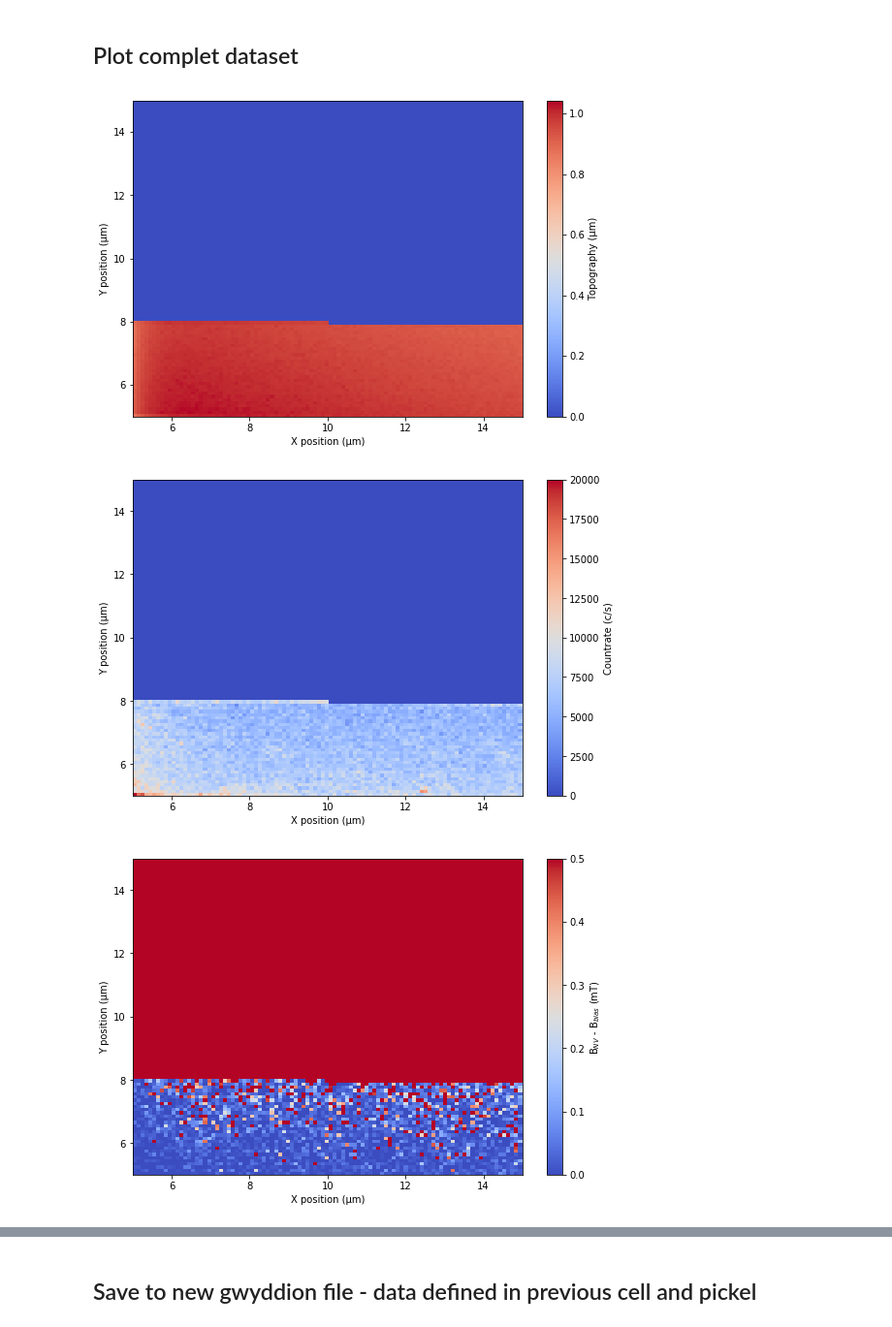
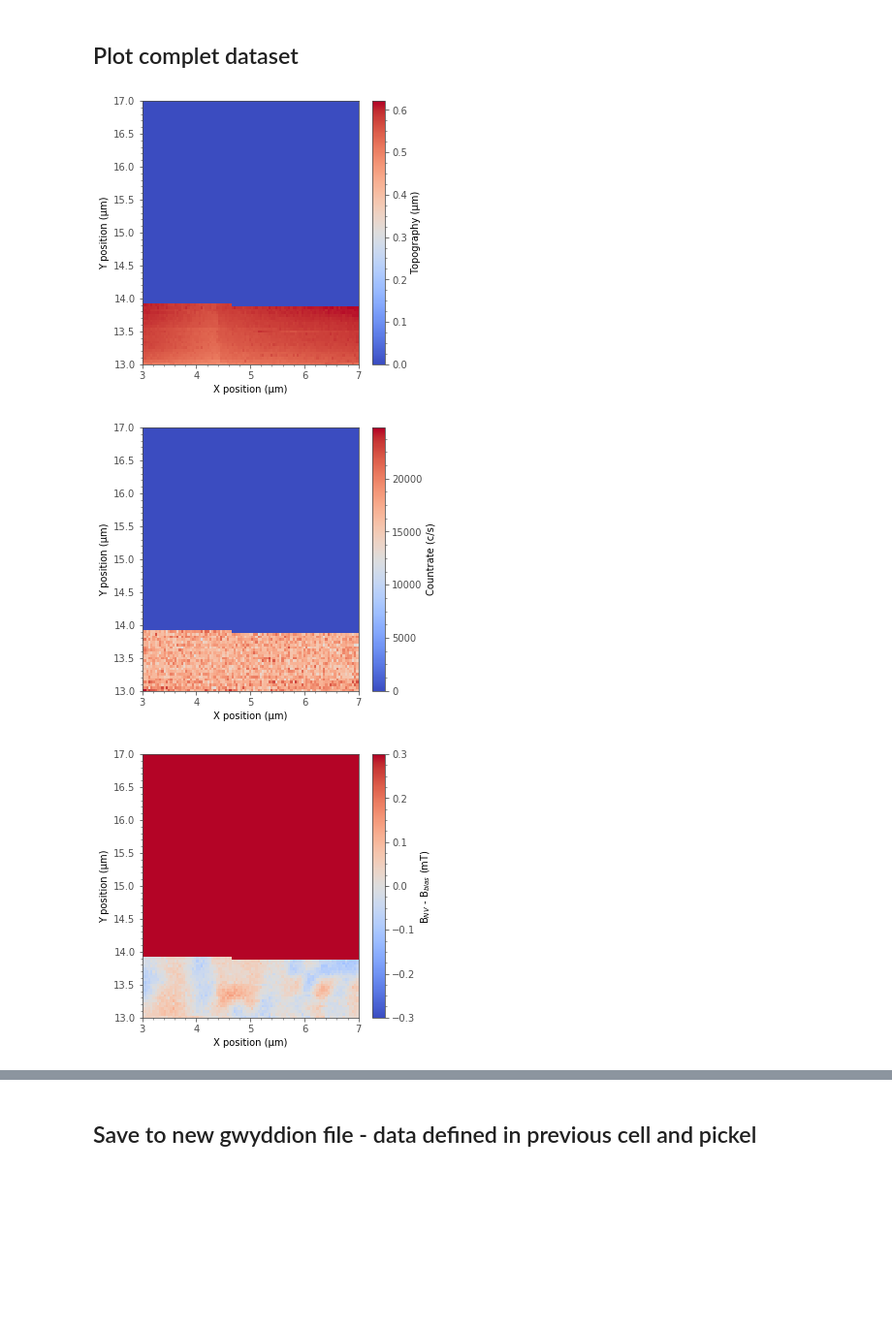
Before and after one commit to sriharijayaram5/qudi, a Jupyter notebook: notebooks/Measurement_Control/Data analysis/CW ESR data analysis - correct bias field and save.ipynb, the cells around one changed output, grey strips where cells are left out. Shown at 97% size. Drawn from its saved outputs; the diff is of its cells as text; code cells hidden in the pictures; blank space fills up the shorter version.

```diff
--- a/notebooks/Measurement_Control/Data analysis/CW ESR data analysis - correct bias field and save.ipynb
+++ b/notebooks/Measurement_Control/Data analysis/CW ESR data analysis - correct bias field and save.ipynb
@@ -102,8 +102,8 @@ left = False
 
 #Analyse bias field
 #Gathering data from dictonary
-directory = 'C:\\Data\\2025\\03\\20250303\\ODMR\\'
-podrm_path = directory + '20250303-1056-07_ooc_ODMR_ODMR_data_ch0_range0'+'.dat'
+directory = 'C:\\Data\\2025\\03\\20250304\\ODMR\\'
+podrm_path = directory + '20250304-1744-54_L-P11-16_30G_MnTe_cwODMR_ooc_ODMR_data_ch0_range0'+'.dat'
 data_raw = np.loadtxt(podrm_path).T
 var_list,data = (data_raw[0],data_raw[1])
 
@@ -169,8 +169,8 @@ Contrast:  0 %
 # %%
 #Analyse single spectrum
 #Gathering data from dictonary
-i = 0
-j = 0
+i = 3
+j = 90
 gslac = False
 left = False
 mode = ''
@@ -296,7 +296,7 @@ error_array = np.zeros((coord1_num,coord0_num))
 #Define parameters for magnetic field calculation
 gyro_nv = 28e9 #in Hz/T
 e_field = 0 #in Hz
-zero_field = 2.87e9 #in Hz, watch the Temperature
+zero_field = 2.88e9 #in Hz, watch the Temperature
 
 
 for i in range(coord1_num):
@@ -336,7 +336,7 @@ for i in range(coord1_num):
 
         except:
             error_array[i,j] = 1
-        print(i,j)
+    print(i)
 
 if gslac == True and left == True:
     b_field = np.sqrt(abs(res_freq + zero_field)**2 - e_field**2) / gyro_nv
@@ -488,7 +490,7 @@ low_centile = 0
 high_centile = 100
 data = b_field*10**3 -b_field_bias*10**3 # b_field_bias is found earlier from OOC fit. In tesla
 #plt.pcolormesh(x,y,data,cmap=plt.cm.get_cmap('coolwarm'), vmin =np.nanpercentile(data, low_centile), vmax = np.nanpercentile(data, high_centile))
-plt.pcolormesh(x,y,data,cmap=plt.cm.get_cmap('coolwarm'), vmin =0, vmax = 0.5)
+plt.pcolormesh(x,y,data,cmap=plt.cm.get_cmap('coolwarm'), vmin =-0.3, vmax = 0.3)
 plt.xlabel('X position (\u03BCm)')
 plt.ylabel('Y position (\u03BCm)')
 plt.colorbar(label = 'B$_{NV}$ - B$_{bias}$ (mT)')
@@ -511,7 +513,7 @@ low_centile = 0
 high_centile = 100
 data = fwhm # b_field_bias is found earlier from OOC fit. In tesla
 #plt.pcolormesh(x,y,data,cmap=plt.cm.get_cmap('coolwarm'), vmin =np.nanpercentile(data, low_centile), vmax = np.nanpercentile(data, high_centile))
-plt.pcolormesh(x,y,data,cmap=plt.cm.get_cmap('coolwarm'), vmin =0, vmax = 200)
+plt.pcolormesh(x,y,data,cmap=plt.cm.get_cmap('coolwarm'), vmin =0, vmax = 15)
 plt.xlabel('X position (\u03BCm)')
 plt.ylabel('Y position (\u03BCm)')
 plt.colorbar(label = 'FWHM (MHz)')
@@ -522,34 +524,34 @@ dataobj['Linewidth'] = {
                             'coord1_arr':y_gwy,
                             'data':data*1e6,
                             'params': {'coord0_start': x_gwy[0],'coord0_stop': x_gwy[-1],'coord1_start': y_gwy[0],'coord1_stop': y_gwy[-1]},
                             'xy_units': 'm',
                             'si_units': 'Hz',
                             'nice_name': 'Linewidth'
 
                         }
 
 
 low_centile = 0
 high_centile = 100
 data = contrast
 #plt.pcolormesh(x,y,data,cmap=plt.cm.get_cmap('coolwarm'), vmin =np.nanpercentile(data, low_centile), vmax = np.nanpercentile(data, high_centile))
-plt.pcolormesh(x,y,data,cmap=plt.cm.get_cmap('coolwarm'), vmin =0, vmax = 12)
+plt.pcolormesh(x,y,data,cmap=plt.cm.get_cmap('coolwarm'), vmin =0, vmax = 20)
 plt.xlabel('X position (\u03BCm)')
 plt.ylabel('Y position (\u03BCm)')
 plt.colorbar(label = 'Contrast (%)')
 plt.show()
 #for gwyddion
 dataobj['Contrast'] = {
                             'coord0_arr':x_gwy,
                             'coord1_arr':y_gwy,
                             'data':data,
                             'params': {'coord0_start': x_gwy[0],'coord0_stop': x_gwy[-1],'coord1_start': y_gwy[0],'coord1_stop': y_gwy[-1]},
                             'xy_units': 'm',
                             'si_units': '',
                             'nice_name': 'Contrast'
 
                         }
 # %% [output]
-[figure, old version]
+[figure, new version]
-[figure, old version]
+[figure, new version]
-[figure, old version]
+[figure, new version]
```
Also changed, not shown: parts of 6 cells of this notebook, 7 other files.
